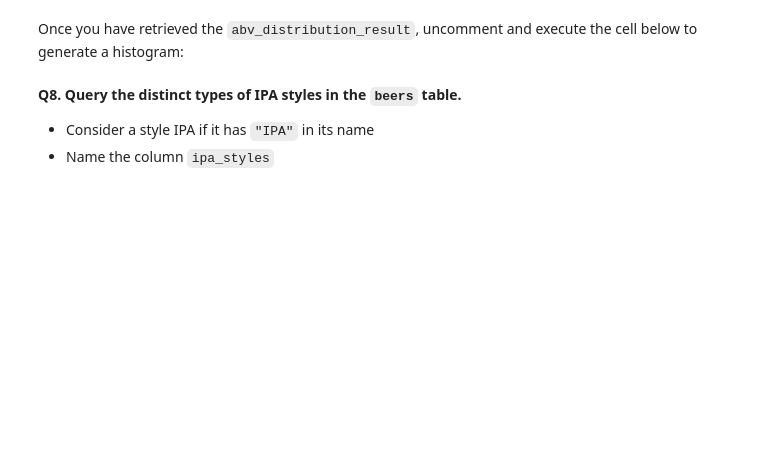
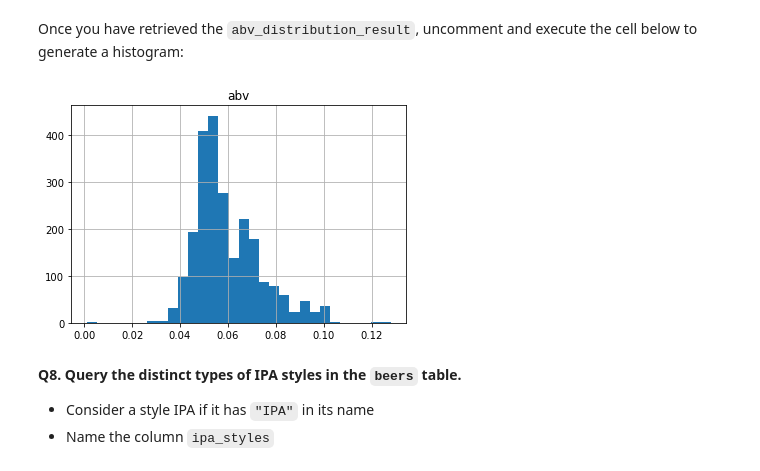
Before and after one commit to Louis-Bad/KATE_module-6, a Jupyter notebook: craft_beer_analysis/craft_beer_analysis.ipynb, the cells around one changed output. Saved outputs shown, nothing was run; the diff lists cells and outputs as text; code cells hidden in the pictures; blank space fills up the shorter version.

```diff
--- a/craft_beer_analysis/craft_beer_analysis.ipynb
+++ b/craft_beer_analysis/craft_beer_analysis.ipynb
@@ -87,5 +168,12 @@ conn = sqlite3.connect("data/beers.db")
 We can then use this data to plot the distribution of the `abv`.
 # %%
 # Add your code below
-# abv_distribution_query = ...
-# abv_distribution_result = pd.read_sql_query(abv_distribution_query, conn)
+abv_distribution_query = '''
+SELECT
+    abv
+FROM
+    beers
+'''
+
+abv_distribution_result = pd.read_sql_query(abv_distribution_query, conn)
+abv_distribution_result
@@ -92,7 +194,9 @@ We can then use this data to plot the distribution of the `abv`.
 # %% [markdown]
 Once you have retrieved the `abv_distribution_result`, uncomment and execute the cell below to generate a histogram:
 # %%
-# abv_hist = abv_distribution_result.hist(bins=30);
+abv_hist = abv_distribution_result.hist(bins=30);
+# %% [output]
+[figure, added]
 # %% [markdown]
 **Q8. Query the distinct types of IPA styles in the `beers` table.**
 
```
Also changed, not shown: parts of 23 cells of this notebook.
